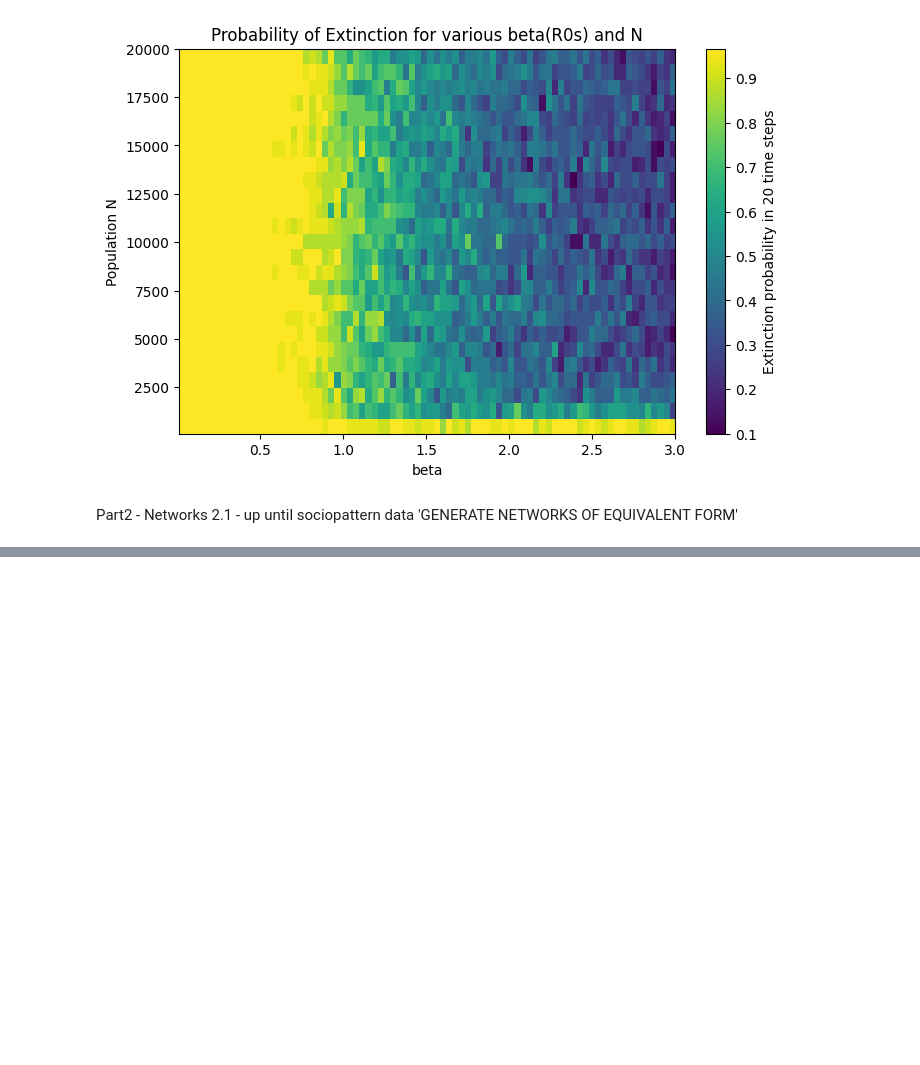
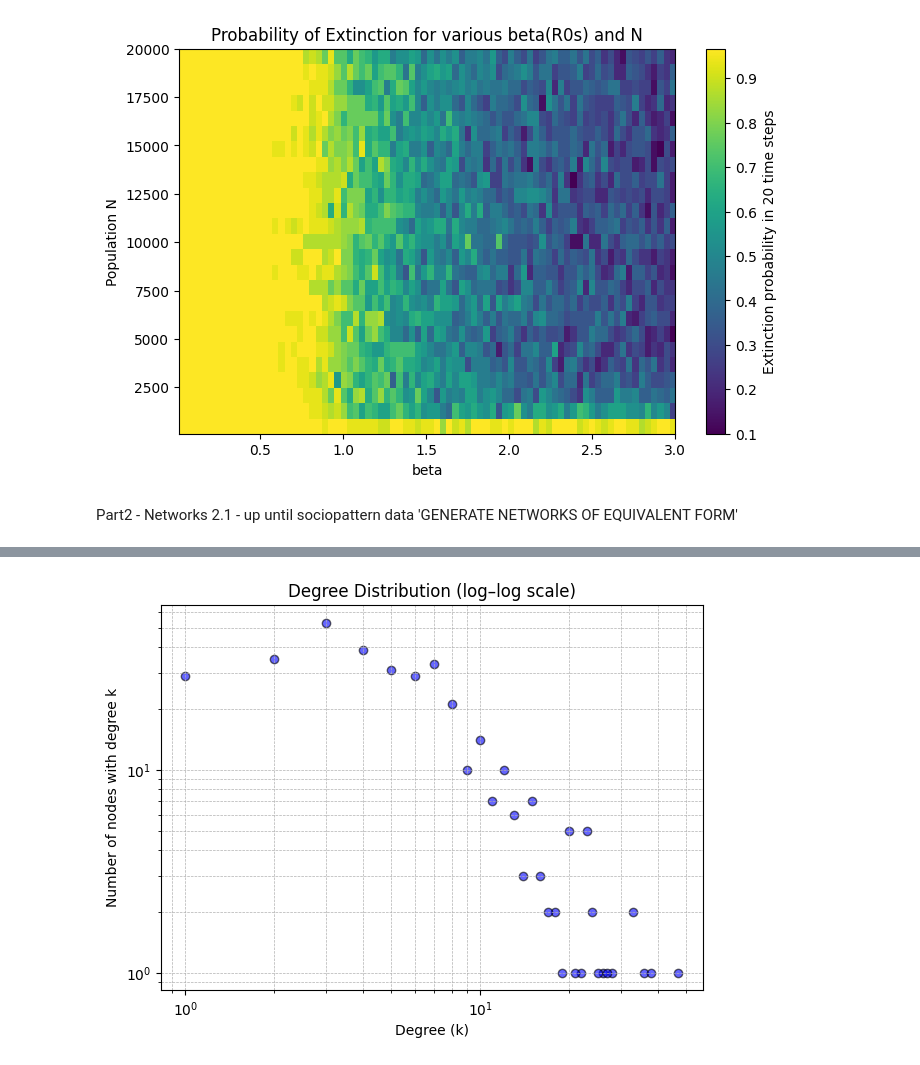
Before and after one commit to prewsei/ICLS_A2, a Jupyter notebook: Assignment2.ipynb, the cells around one changed output, grey strips where cells are left out. Cells and saved outputs as stored; diff of their text form; code cells hidden in the pictures; blank space fills up the shorter version.

```diff
--- a/Assignment2.ipynb
+++ b/Assignment2.ipynb
@@ -902,3 +950,24 @@ df = pd.read_csv("transmission_network.csv", sep=";")
 A = df.drop(columns=["Unnamed: 0"]).to_numpy(dtype=float)
 A[A > 0] = 1 # hope i converted correctly??
 G = nx.from_numpy_array(A)
+# %%
+degrees = [deg for _, deg in G.degree()]
+
+degree_count = {}
+for d in degrees:
+    degree_count[d] = degree_count.get(d, 0) + 1
+
+x = list(degree_count.keys())
+y = list(degree_count.values())
+
+plt.figure(figsize=(7, 5))
+plt.scatter(x, y, color='blue', alpha=0.6, edgecolors='k')
+plt.xscale('log')
+plt.yscale('log')
+plt.xlabel("Degree (k)")
+plt.ylabel("Number of nodes with degree k")
+plt.title("Degree Distribution (log–log scale)")
+plt.grid(True, which="both", ls="--", linewidth=0.5)
+plt.show()
+# %% [output]
+[figure, added]
```
Also changed, not shown: parts of 9 cells of this notebook.
